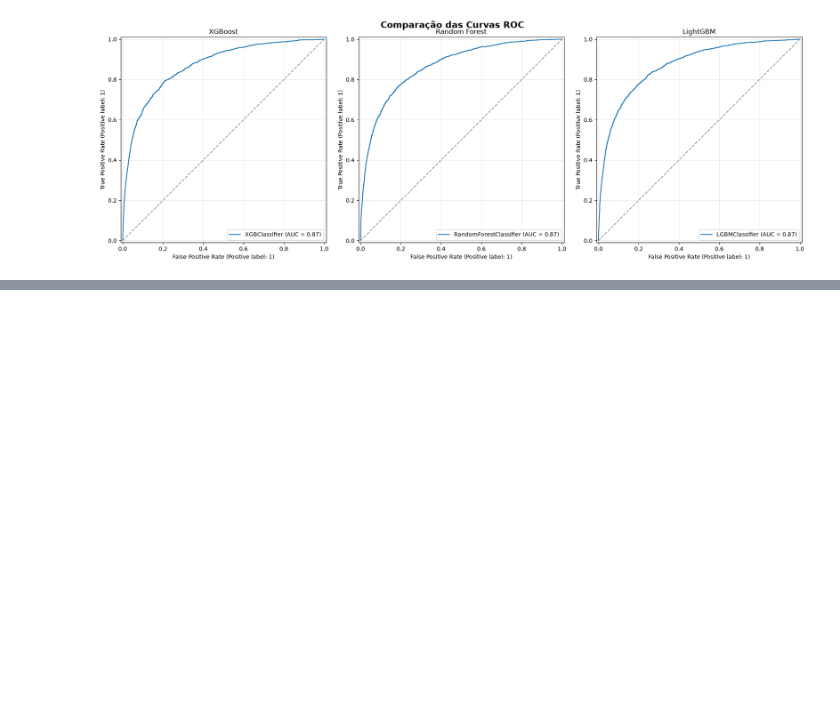
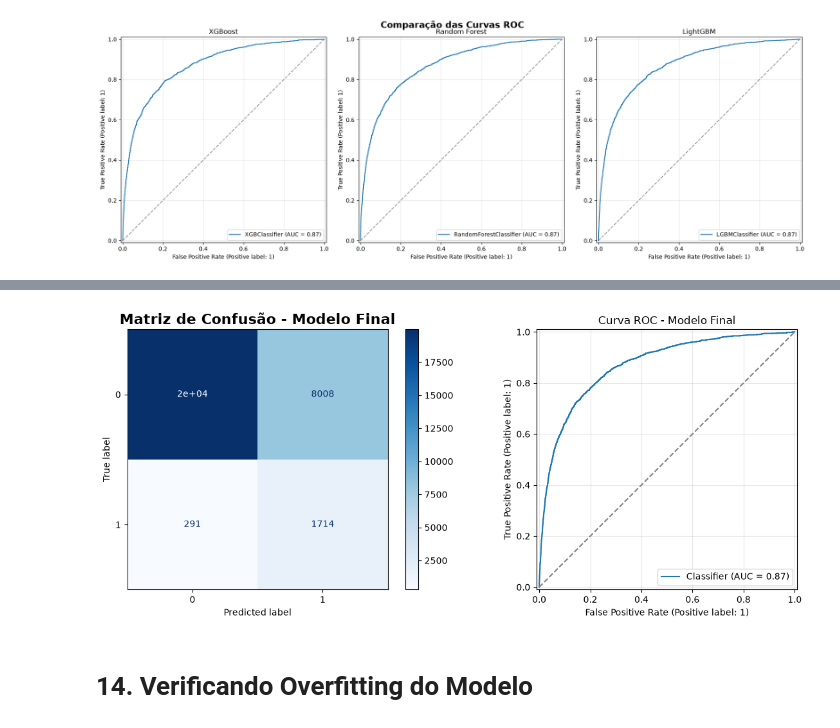
Before and after one commit to RenanTrevelim/credit-risk-modeling, a Jupyter notebook: notebooks/03_modelos_machine_learning.ipynb, the cells around one changed output, grey strips where cells are left out. Saved outputs shown, nothing was run; the diff lists cells and outputs as text; code cells hidden in the pictures; blank space fills up the shorter version.

```diff
--- a/notebooks/03_modelos_machine_learning.ipynb
+++ b/notebooks/03_modelos_machine_learning.ipynb
@@ -502,0 +829,6 @@ plt.show()
+# %%
+threshold_final = 0.40
+
+proba_teste = modelo_xgb_tunado.predict_proba(X_teste)[:, -1]
+
+proba_teste_final = (proba_teste >= threshold_final).astype(int)
@@ -502,0 +848,19 @@ plt.show()
+# %%
+fig, ax = plt.subplots(1, 2, figsize=(12,5))
+
+# Matriz de Confusão
+ConfusionMatrixDisplay.from_predictions(y_teste, proba_teste_final, cmap="Blues", ax=ax[0])
+ax[0].set_title("Matriz de Confusão - Modelo Final", fontsize=16, fontweight="bold")
+
+# Curva ROC
+RocCurveDisplay.from_predictions(y_teste, proba_teste, ax=ax[1])
+ax[1].plot([0,1], [0,1], linestyle='--', color='gray')
+ax[1].set_title("Curva ROC - Modelo Final")
+ax[1].grid(alpha=0.3)
+
+plt.tight_layout()
+plt.show()
+# %% [output]
+[figure, added]
+# %% [markdown]
+# 14. Verificando Overfitting do Modelo
```
Also changed, not shown: parts of 47 cells of this notebook.
